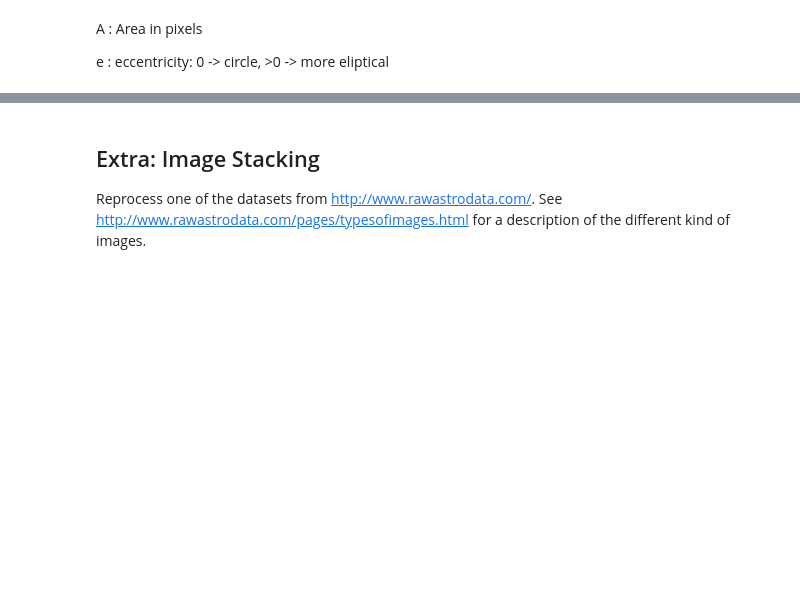
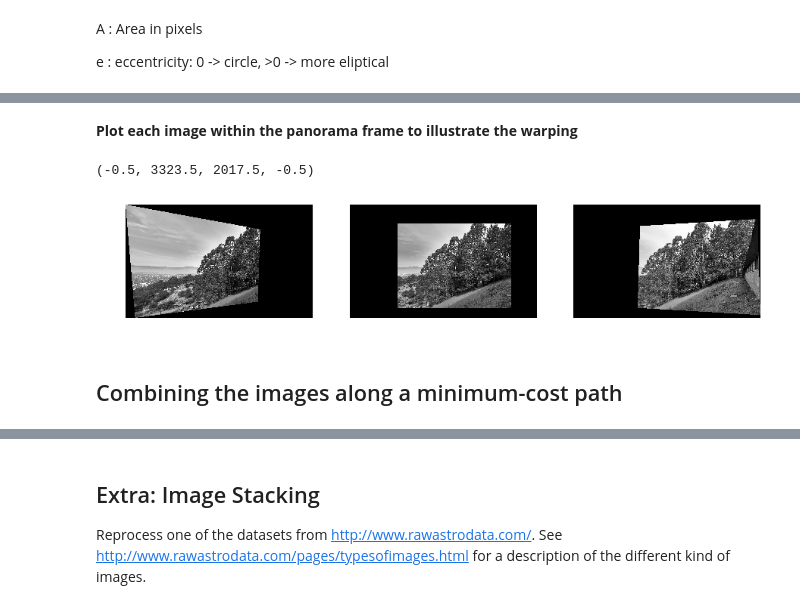
Before and after one commit to samuel-badman/ay250-homework-badman, a Jupyter notebook: badman_hw_7/hw_7.ipynb, the cells around one changed output, grey strips where cells are left out. Drawn from its saved outputs; the diff is of its cells as text; code cells hidden in the pictures; blank space fills up the shorter version.

```diff
--- a/badman_hw_7/hw_7.ipynb
+++ b/badman_hw_7/hw_7.ipynb
@@ -147,0 +263,41 @@ Take 3 or 4 overlapping photos of your own, and use the procedure described to s
+# %%
+# Translate center image to the middle of the panorama
+center_offset = SimilarityTransform(translation=-corner_min)
+pano_center = warp(pano_ims[1],center_offset.inverse,
+                   order=0,output_shape=output_shape,cval=-1)
+# Get mask locating center image within the panorama, set background values
+# in panorama to 0
+center_mask = (pano_center != -1)
+pano_center[pano_center == -1] = 0
+
+# Warp left and right images into place using ransac derived transformation
+#Left
+transform01 = (model01+center_offset).inverse
+pano_left = warp(pano_ims[0],transform01,
+                   order=0,output_shape=output_shape,cval=-1)
+left_mask = (pano_left != -1)
+pano_left[pano_left == -1] = 0
+#Right
+transform12 = (model12+center_offset).inverse
+pano_right = warp(pano_ims[2],transform12,
+                   order=0,output_shape=output_shape,cval=-1)
+right_mask = (pano_right != -1)
+pano_right[pano_right == -1] = 0
+# %% [markdown]
+__Plot each image within the panorama frame to illustrate the warping__
+# %%
+plt.figure(figsize=(15,10))
+ax = plt.subplot(131)
+plt.imshow(pano_left,cmap='gray')
+ax.axis('off')
+ax=plt.subplot(132)
+plt.imshow(pano_center,cmap='gray')
+ax.axis('off')
+ax=plt.subplot(133)
+plt.imshow(pano_right,cmap='gray')
+ax.axis('off')
+# %% [output]
+(-0.5, 3323.5, 2017.5, -0.5)
+[figure, added]
+# %% [markdown]
+## Combining the images along a minimum-cost path
```
Also changed, not shown: parts of 30 cells of this notebook, 3 other files.
